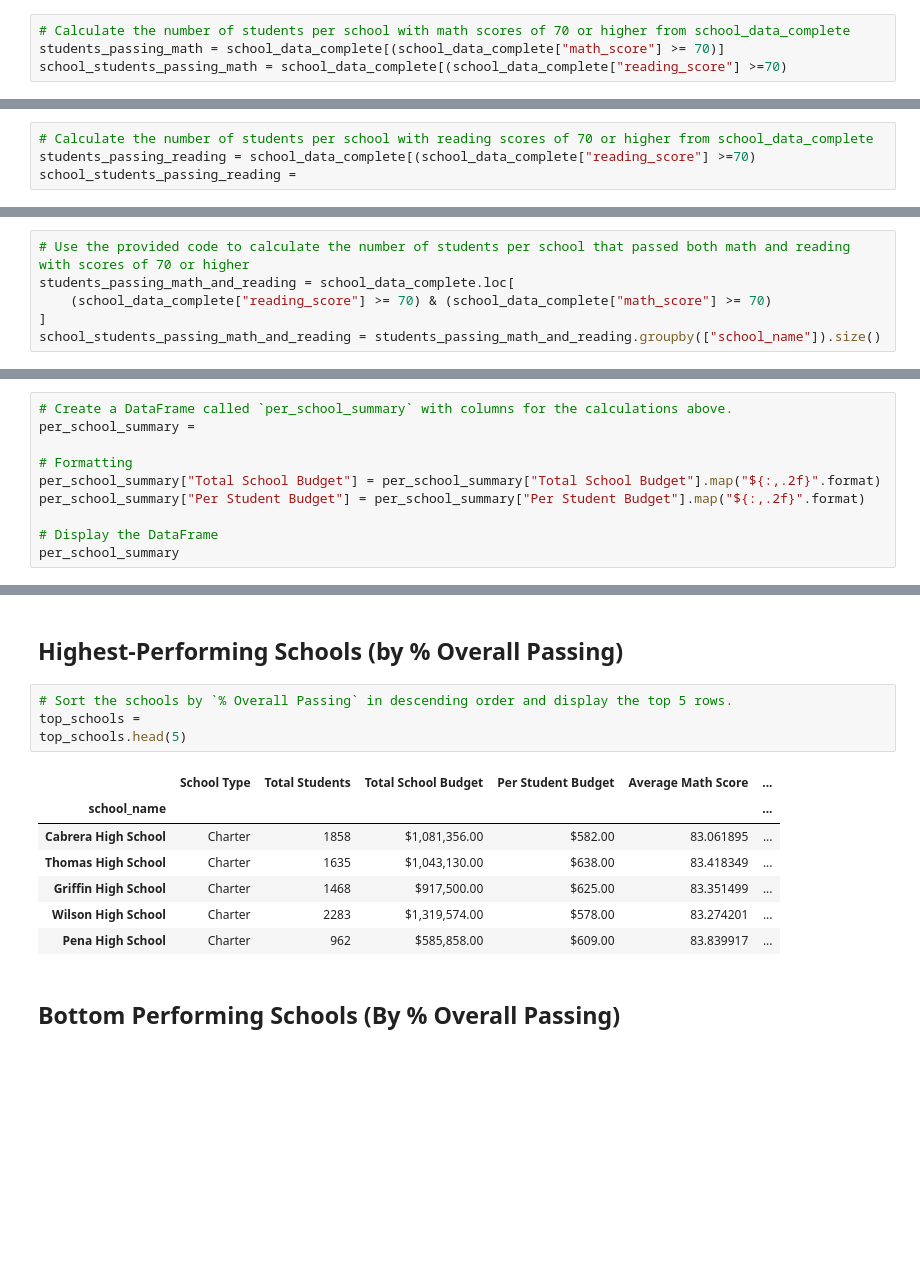
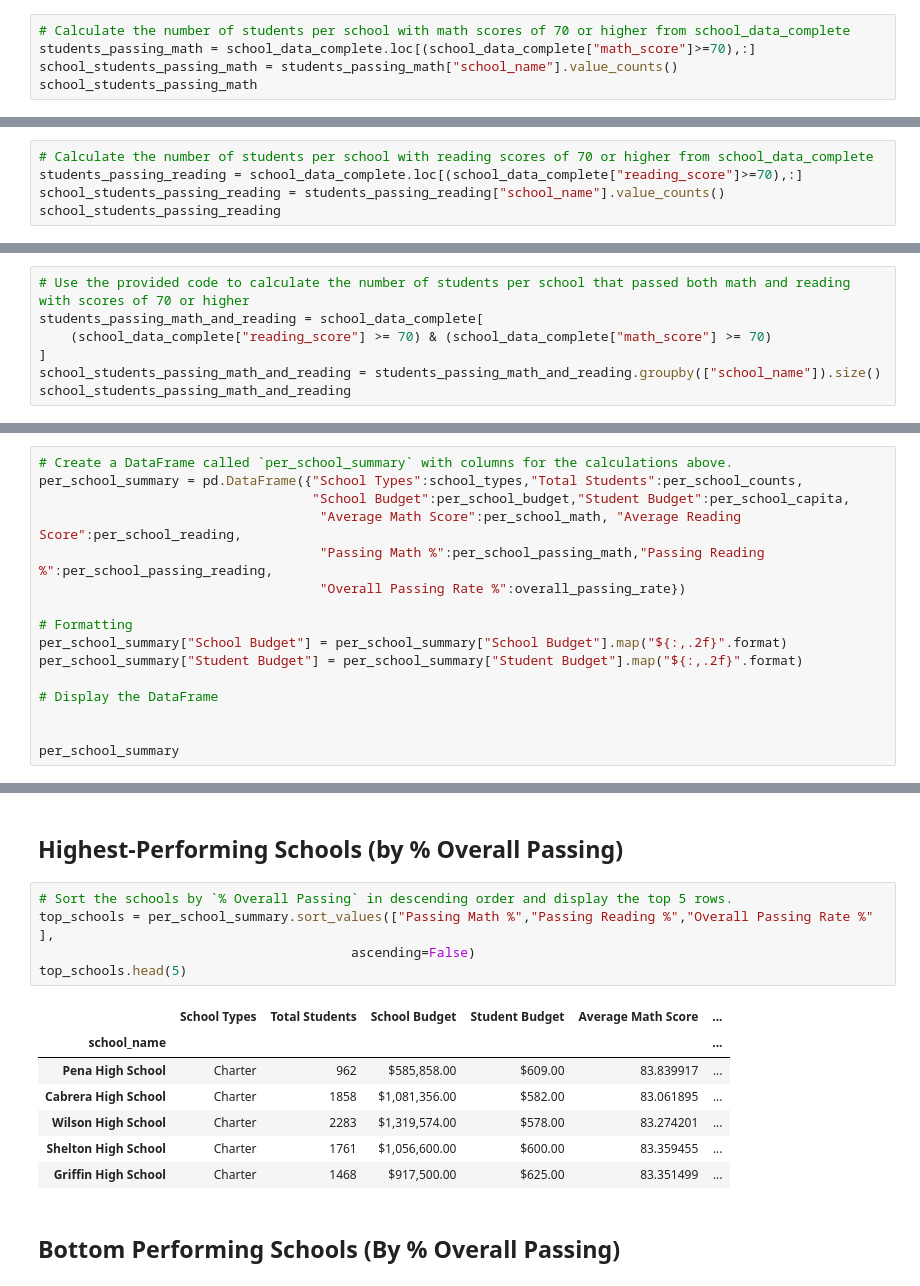
Before and after one commit to AllyEveslage/pandas-challenge, a Jupyter notebook: PyCitySchools/PyCitySchools_starter.ipynb, the cells around one changed output, grey strips where cells are left out. Drawn from its saved outputs; the diff is of its cells as text; blank space fills up the shorter version.

```diff
--- a/PyCitySchools/PyCitySchools_starter.ipynb
+++ b/PyCitySchools/PyCitySchools_starter.ipynb
@@ -116,4 +184,5 @@ per_school_reading = school_data_complete.grouby(["school_name"]).mean()["readin
 # %%
 # Calculate the number of students per school with math scores of 70 or higher from school_data_complete
-students_passing_math = school_data_complete[(school_data_complete["math_score"] >= 70)]
-school_students_passing_math = school_data_complete[(school_data_complete["reading_score"] >=70)
+students_passing_math = school_data_complete.loc[(school_data_complete["math_score"]>=70),:]
+school_students_passing_math = students_passing_math["school_name"].value_counts()
+school_students_passing_math
@@ -120,4 +207,5 @@ school_students_passing_math = school_data_complete[(school_data_complete["readi
 # %%
 # Calculate the number of students per school with reading scores of 70 or higher from school_data_complete
-students_passing_reading = school_data_complete[(school_data_complete["reading_score"] >=70)
-school_students_passing_reading =
+students_passing_reading = school_data_complete.loc[(school_data_complete["reading_score"]>=70),:]
+school_students_passing_reading = students_passing_reading["school_name"].value_counts()
+school_students_passing_reading
@@ -124,6 +230,7 @@ school_students_passing_reading =
 # %%
 # Use the provided code to calculate the number of students per school that passed both math and reading with scores of 70 or higher
-students_passing_math_and_reading = school_data_complete.loc[
+students_passing_math_and_reading = school_data_complete[
     (school_data_complete["reading_score"] >= 70) & (school_data_complete["math_score"] >= 70)
 ]
 school_students_passing_math_and_reading = students_passing_math_and_reading.groupby(["school_name"]).size()
+school_students_passing_math_and_reading
@@ -135,11 +279,17 @@ overall_passing_rate = school_students_passing_math_and_reading / per_school_cou
 # %%
 # Create a DataFrame called `per_school_summary` with columns for the calculations above.
-per_school_summary =
+per_school_summary = pd.DataFrame({"School Types":school_types,"Total Students":per_school_counts,
+                                   "School Budget":per_school_budget,"Student Budget":per_school_capita,
+                                    "Average Math Score":per_school_math, "Average Reading Score":per_school_reading,
+                                    "Passing Math %":per_school_passing_math,"Passing Reading %":per_school_passing_reading,
+                                    "Overall Passing Rate %":overall_passing_rate})
 
 # Formatting
-per_school_summary["Total School Budget"] = per_school_summary["Total School Budget"].map("${:,.2f}".format)
-per_school_summary["Per Student Budget"] = per_school_summary["Per Student Budget"].map("${:,.2f}".format)
+per_school_summary["School Budget"] = per_school_summary["School Budget"].map("${:,.2f}".format)
+per_school_summary["Student Budget"] = per_school_summary["Student Budget"].map("${:,.2f}".format)
 
 # Display the DataFrame
+
+
 per_school_summary
 # %% [output]
@@ -164,16 +314,17 @@ per_school_summary
 ## Highest-Performing Schools (by % Overall Passing)
 # %%
 # Sort the schools by `% Overall Passing` in descending order and display the top 5 rows.
-top_schools =
+top_schools = per_school_summary.sort_values(["Passing Math %","Passing Reading %","Overall Passing Rate %" ],
+                                        ascending=False)
 top_schools.head(5)
 # %% [output]
-|  | School Type | Total Students | Total School Budget | Per Student Budget | Average Math Score | ... |
+|  | School Types | Total Students | School Budget | Student Budget | Average Math Score | ... |
 | school_name |  |  |  |  |  | ... |
+| Pena High School | Charter | 962 | $585,858.00 | $609.00 | 83.839917 | ... |
 | Cabrera High School | Charter | 1858 | $1,081,356.00 | $582.00 | 83.061895 | ... |
-| Thomas High School | Charter | 1635 | $1,043,130.00 | $638.00 | 83.418349 | ... |
+| Wilson High School | Charter | 2283 | $1,319,574.00 | $578.00 | 83.274201 | ... |
+| Shelton High School | Charter | 1761 | $1,056,600.00 | $600.00 | 83.359455 | ... |
 | Griffin High School | Charter | 1468 | $917,500.00 | $625.00 | 83.351499 | ... |
-| Wilson High School | Charter | 2283 | $1,319,574.00 | $578.00 | 83.274201 | ... |
-| Pena High School | Charter | 962 | $585,858.00 | $609.00 | 83.839917 | ... |
 # %% [markdown]
 ## Bottom Performing Schools (By % Overall Passing)
 # %%
```
Also changed, not shown: parts of 28 cells of this notebook.
